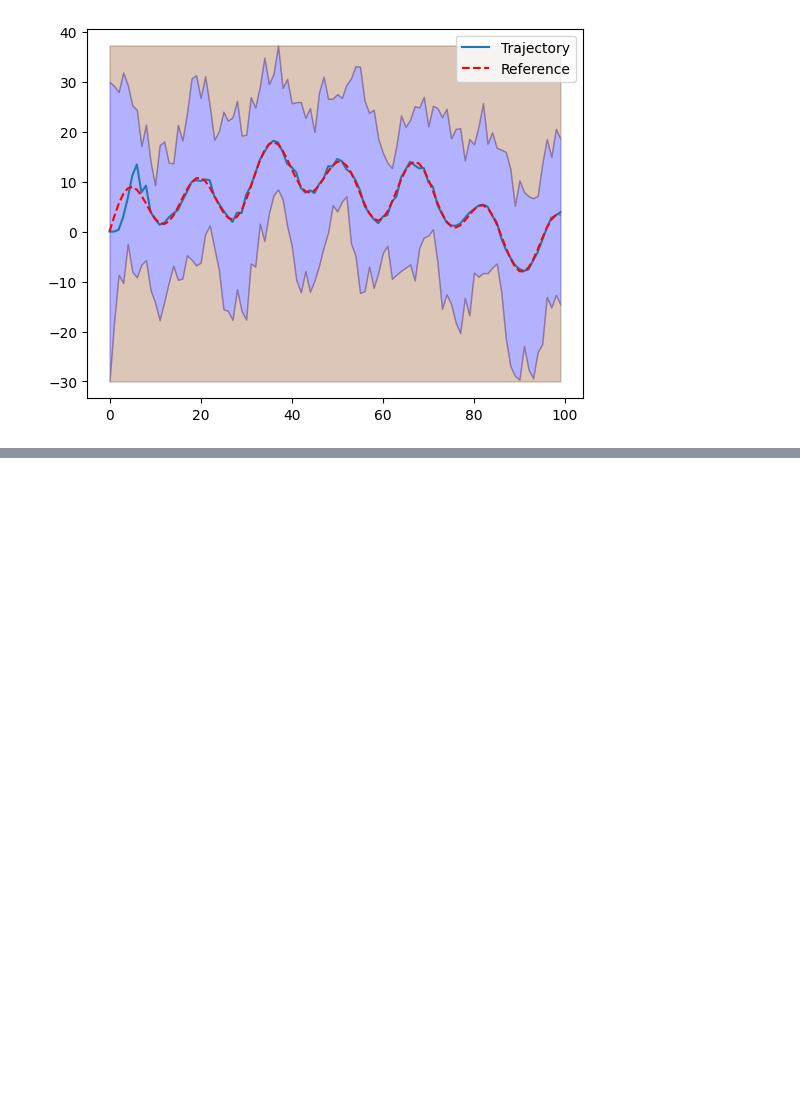
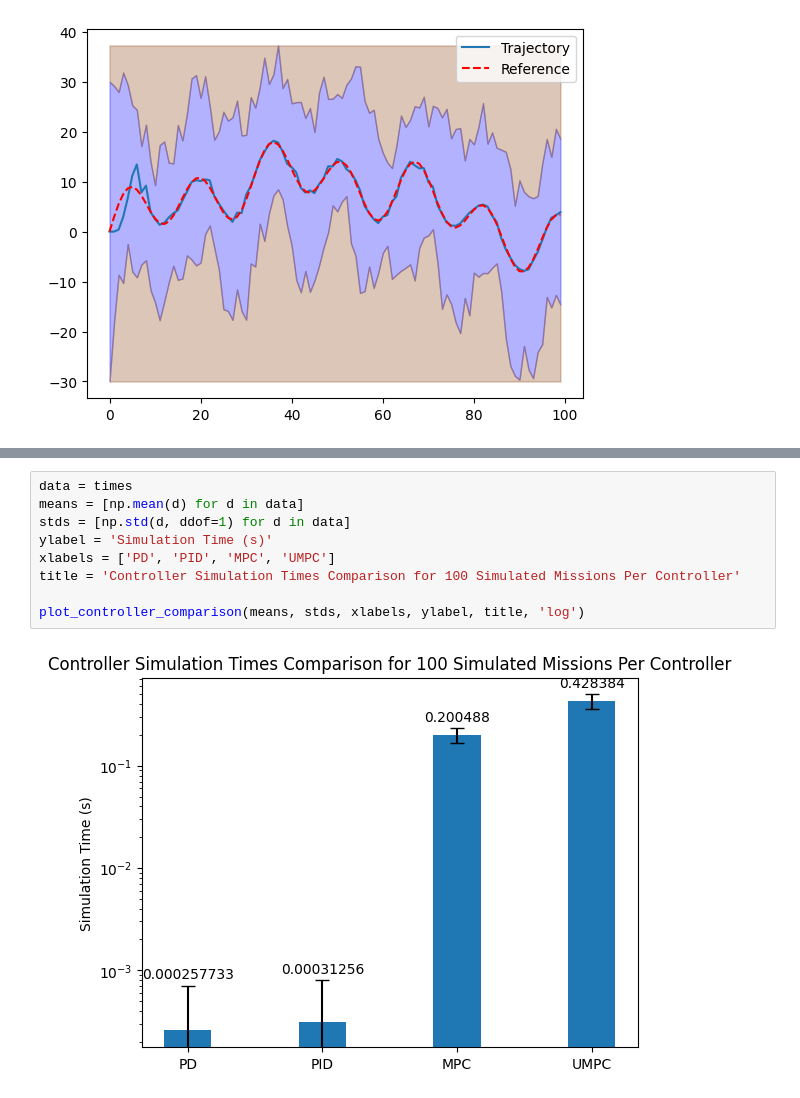
Before and after one commit to ZaheenA-Rahman/b1-coding-practical-mt24, a Jupyter notebook: notebooks/demo.ipynb, the cells around one changed output, grey strips where cells are left out. Saved outputs shown, nothing was run; the diff lists cells and outputs as text; blank space fills up the shorter version.

```diff
--- a/notebooks/demo.ipynb
+++ b/notebooks/demo.ipynb
@@ -77,0 +108,11 @@ plot_multiple_trajectories(trajectories, names, mission)
+# %%
+data = times
+means = [np.mean(d) for d in data]
+stds = [np.std(d, ddof=1) for d in data]
+ylabel = 'Simulation Time (s)'
+xlabels = ['PD', 'PID', 'MPC', 'UMPC']
+title = 'Controller Simulation Times Comparison for 100 Simulated Missions Per Controller'
+
+plot_controller_comparison(means, stds, xlabels, ylabel, title, 'log')
+# %% [output]
+[figure, added]
```
Also changed, not shown: parts of 5 cells of this notebook, 1 other file.
